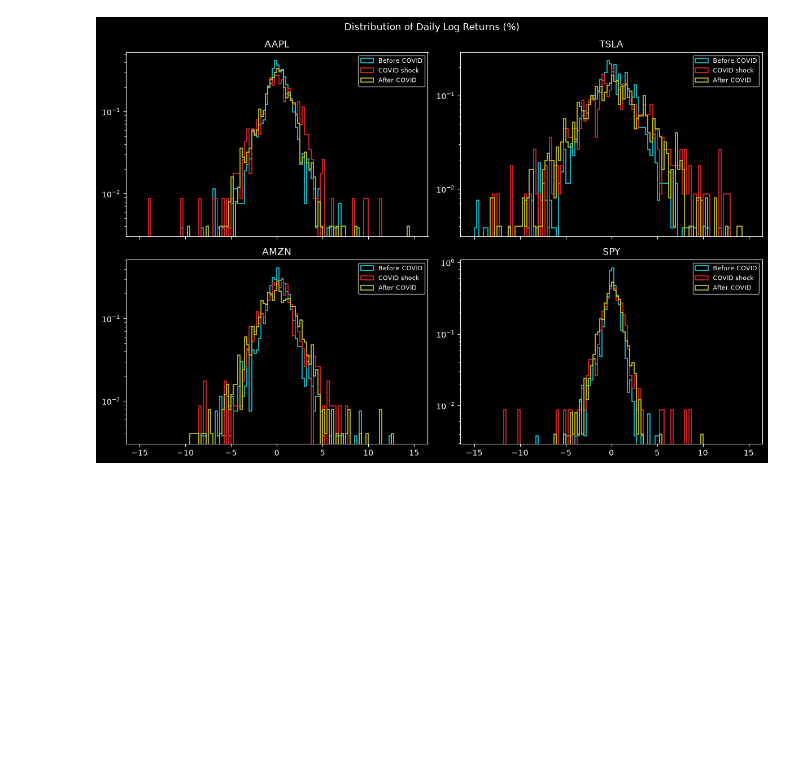
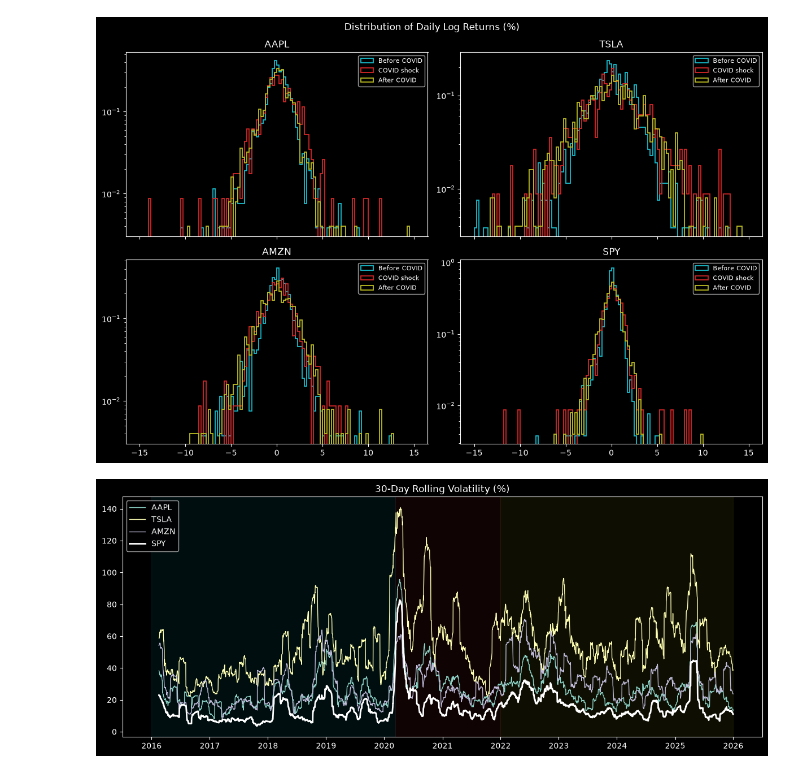
Before and after one commit to amiksulzef-lab/stock-returns-covid-analysis, a Jupyter notebook: stock-returns-covid-fixedversion.ipynb, the cells around one changed output. Saved outputs shown, nothing was run; the diff lists cells and outputs as text; code cells hidden in the pictures; blank space fills up the shorter version.

Commit message:
Add rolling volatility, rolling correlation and drawdown charts

```diff
--- a/stock-returns-covid-fixedversion.ipynb
+++ b/stock-returns-covid-fixedversion.ipynb
@@ -152,3 +152,19 @@ plt.tight_layout()
 plt.show()
 # %% [output]
 [figure]
+# %%
+#Rolling volatility: annualized risk over the last 30 trading days
+roll_vol = 100 * log_ret.rolling(30).std() * np.sqrt(252)
+
+fig, ax = plt.subplots(figsize = (12, 5))
+ax.set_title('30-Day Rolling Volatility (%)')
+for ticker in tickers:
+    ax.plot(roll_vol[ticker], label = ticker, linewidth = 2 if ticker == benchmark else 1,
+            color = 'white' if ticker == benchmark else None)
+shade_periods(ax)
+ax.legend(loc = 2)
+year_axis(ax)
+plt.tight_layout()
+plt.show()
+# %% [output]
+[figure, added]
```
Also changed, not shown: parts of 2 cells of this notebook.
